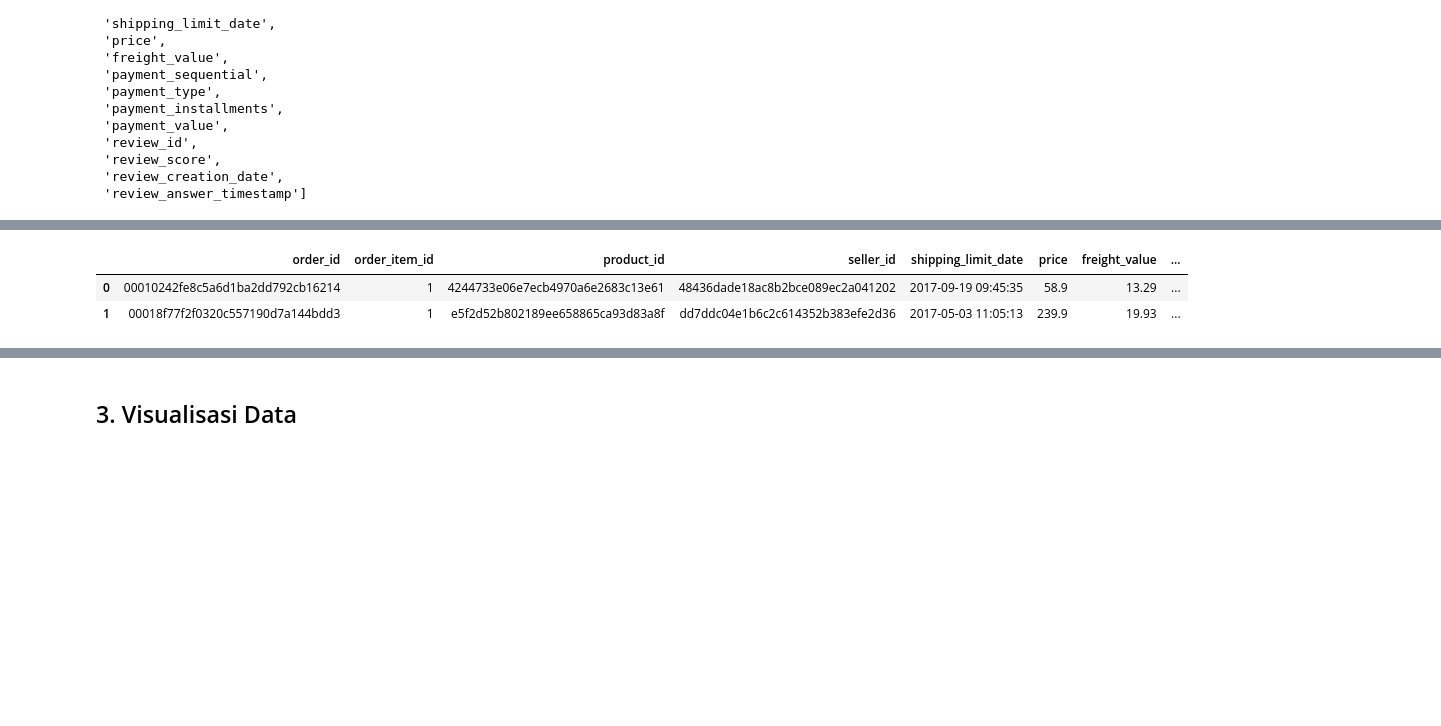
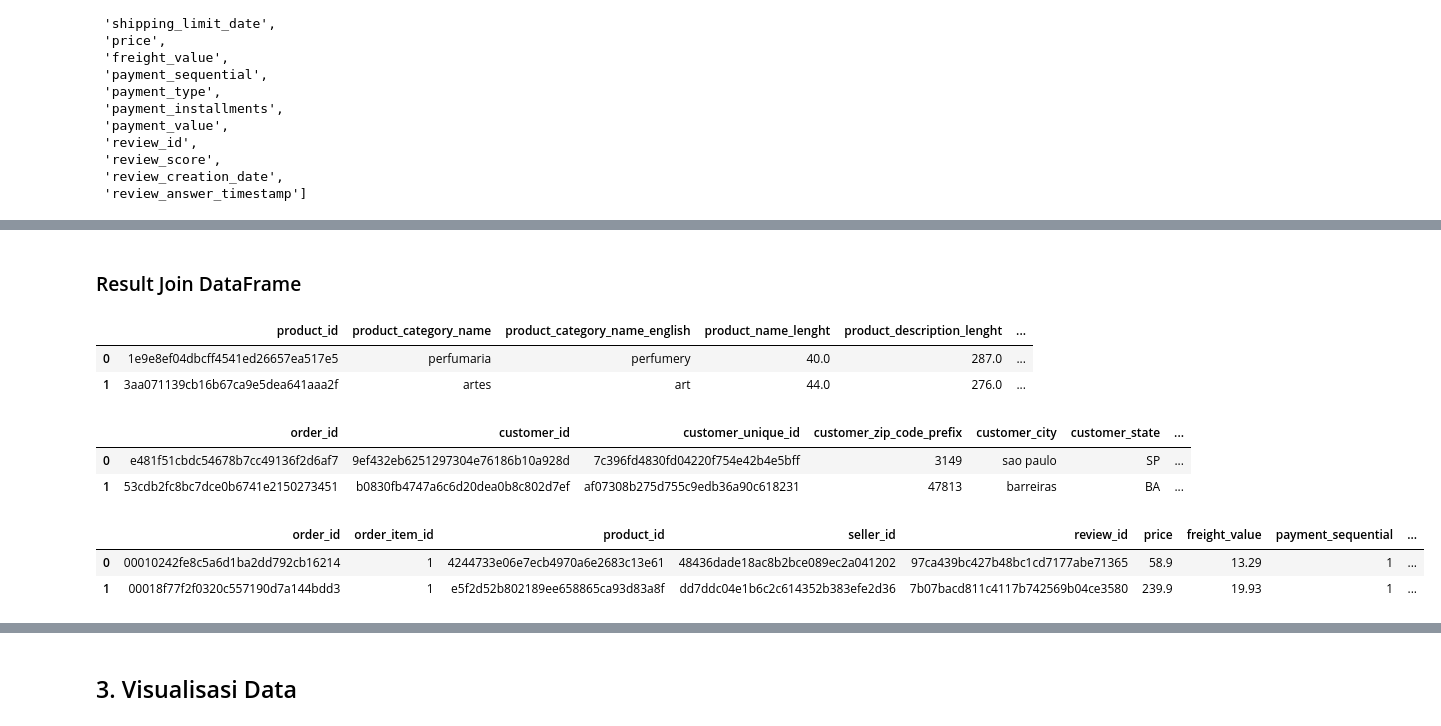
Before and after one commit to Arif-Widagdo/Data-Analysis-on-the-Brazilian-E-Commerce-Public-Dataset-by-Olist, a Jupyter notebook: code/Tugas01_04.ipynb, the cells around one changed output, grey strips where cells are left out. Drawn from its saved outputs; the diff is of its cells as text; code cells hidden in the pictures; blank space fills up the shorter version.

```diff
--- a/code/Tugas01_04.ipynb
+++ b/code/Tugas01_04.ipynb
@@ -630,0 +484,19 @@ customers_order.head(2)
+# %%
+new_olist_product_orders = olist_product_orders[[
+ 'order_id',
+ 'order_item_id',
+ 'product_id',
+ 'seller_id',
+ 'review_id',
+ 'price',
+ 'freight_value',
+ 'payment_sequential',
+ 'payment_type',
+ 'payment_installments',
+ 'payment_value',
+ 'review_score',
+ 'shipping_limit_date',
+ 'review_creation_date',
+ 'review_answer_timestamp'
+]]
+new_olist_product_orders.head()
@@ -631,7 +634,21 @@ customers_order.head(2)
+# %% [markdown]
+### Result Join DataFrame
+# %%
+new_olist_products_category.head(2)
+# %% [output]
+|  | product_id | product_category_name | product_category_name_english | product_name_lenght | product_description_lenght | ... |
+| 0 | 1e9e8ef04dbcff4541ed26657ea517e5 | perfumaria | perfumery | 40.0 | 287.0 | ... |
+| 1 | 3aa071139cb16b67ca9e5dea641aaa2f | artes | art | 44.0 | 276.0 | ... |
+# %%
+new_customers_order.head(2)
+# %% [output]
+|  | order_id | customer_id | customer_unique_id | customer_zip_code_prefix | customer_city | customer_state | ... |
+| 0 | e481f51cbdc54678b7cc49136f2d6af7 | 9ef432eb6251297304e76186b10a928d | 7c396fd4830fd04220f754e42b4e5bff | 3149 | sao paulo | SP | ... |
+| 1 | 53cdb2fc8bc7dce0b6741e2150273451 | b0830fb4747a6c6d20dea0b8c802d7ef | af07308b275d755c9edb36a90c618231 | 47813 | barreiras | BA | ... |
 # %%
-olist_product_orders.head(2)
+new_olist_product_orders.head(2)
 # %% [output]
-|  | order_id | order_item_id | product_id | seller_id | shipping_limit_date | price | freight_value | ... |
-| 0 | 00010242fe8c5a6d1ba2dd792cb16214 | 1 | 4244733e06e7ecb4970a6e2683c13e61 | 48436dade18ac8b2bce089ec2a041202 | 2017-09-19 09:45:35 | 58.9 | 13.29 | ... |
-| 1 | 00018f77f2f0320c557190d7a144bdd3 | 1 | e5f2d52b802189ee658865ca93d83a8f | dd7ddc04e1b6c2c614352b383efe2d36 | 2017-05-03 11:05:13 | 239.9 | 19.93 | ... |
+|  | order_id | order_item_id | product_id | seller_id | review_id | price | freight_value | payment_sequential | ... |
+| 0 | 00010242fe8c5a6d1ba2dd792cb16214 | 1 | 4244733e06e7ecb4970a6e2683c13e61 | 48436dade18ac8b2bce089ec2a041202 | 97ca439bc427b48bc1cd7177abe71365 | 58.9 | 13.29 | 1 | ... |
+| 1 | 00018f77f2f0320c557190d7a144bdd3 | 1 | e5f2d52b802189ee658865ca93d83a8f | dd7ddc04e1b6c2c614352b383efe2d36 | 7b07bacd811c4117b742569b04ce3580 | 239.9 | 19.93 | 1 | ... |
 # %%
```
Also changed, not shown: parts of 39 cells of this notebook.
